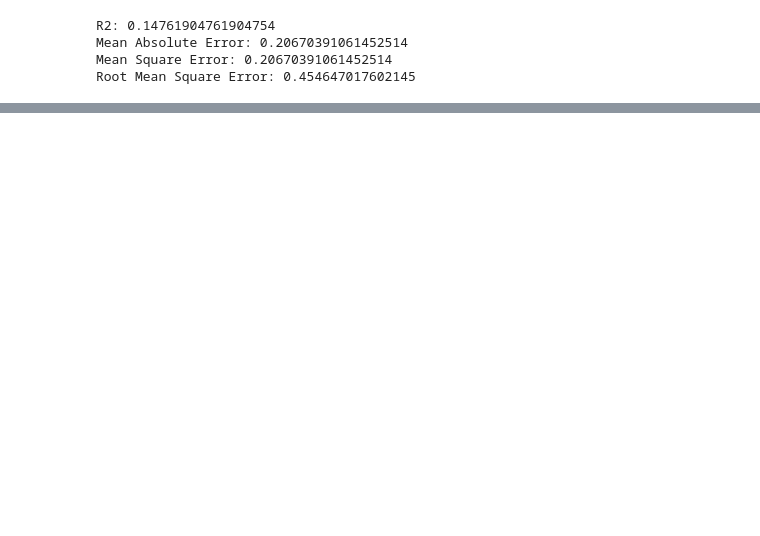
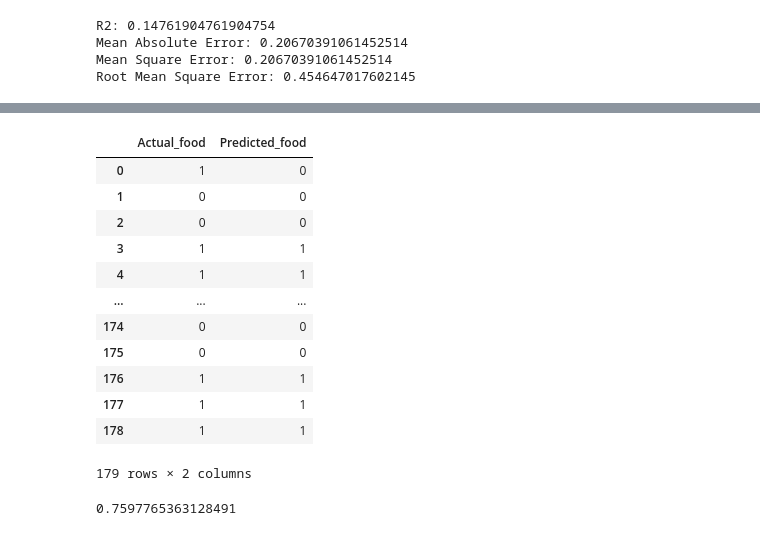
Before and after one commit to bytesbyt/ds_titanic, a Jupyter notebook: titanic.ipynb, the cells around one changed output, grey strips where cells are left out. Drawn from its saved outputs; the diff is of its cells as text; code cells hidden in the pictures; blank space fills up the shorter version.

```diff
--- a/titanic.ipynb
+++ b/titanic.ipynb
@@ -671,0 +753,10 @@ Root Mean Square Error: 0.454647017602145
+# %%
+# svm
+clflinear = svm.SVC(kernel='linear')
+clfsigmoid  = svm.SVC(kernel='sigmoid')
+clfrbf = svm.SVC(kernel='rbf')
+# %%
+# Train the models
+clflinear.fit(X_train, y_train)
+clfsigmoid.fit(X_train, y_train)
+clfrbf.fit(X_train, y_train)
@@ -671,0 +781,3 @@ Root Mean Square Error: 0.454647017602145
+# %%
+clf = GaussianNB()
+clf.fit(X_train, y_train)
@@ -671,0 +786,4 @@ Root Mean Square Error: 0.454647017602145
+# %%
+# make prediction
+y_pred_gnb = clf.predict(X_test)
+y_pred_gnb
@@ -671,0 +800,23 @@ Root Mean Square Error: 0.454647017602145
+# %%
+# put in a dataframe
+pd.DataFrame({'Actual_food':y_test, 'Predicted_food': y_pred_gnb})
+# %% [output]
+|  | Actual_food | Predicted_food |
+| 0 | 1 | 0 |
+| 1 | 0 | 0 |
+| 2 | 0 | 0 |
+| 3 | 1 | 1 |
+| 4 | 1 | 1 |
+| ... | ... | ... |
+| 174 | 0 | 0 |
+| 175 | 0 | 0 |
+| 176 | 1 | 1 |
+| 177 | 1 | 1 |
+| 178 | 1 | 1 |
+179 rows × 2 columns
+# %%
+# model evaluation
+# accuracy score
+metrics.accuracy_score(y_test, y_pred_gnb)
+# %% [output]
+0.7597765363128491
```
Also changed, not shown: parts of 28 cells of this notebook.
